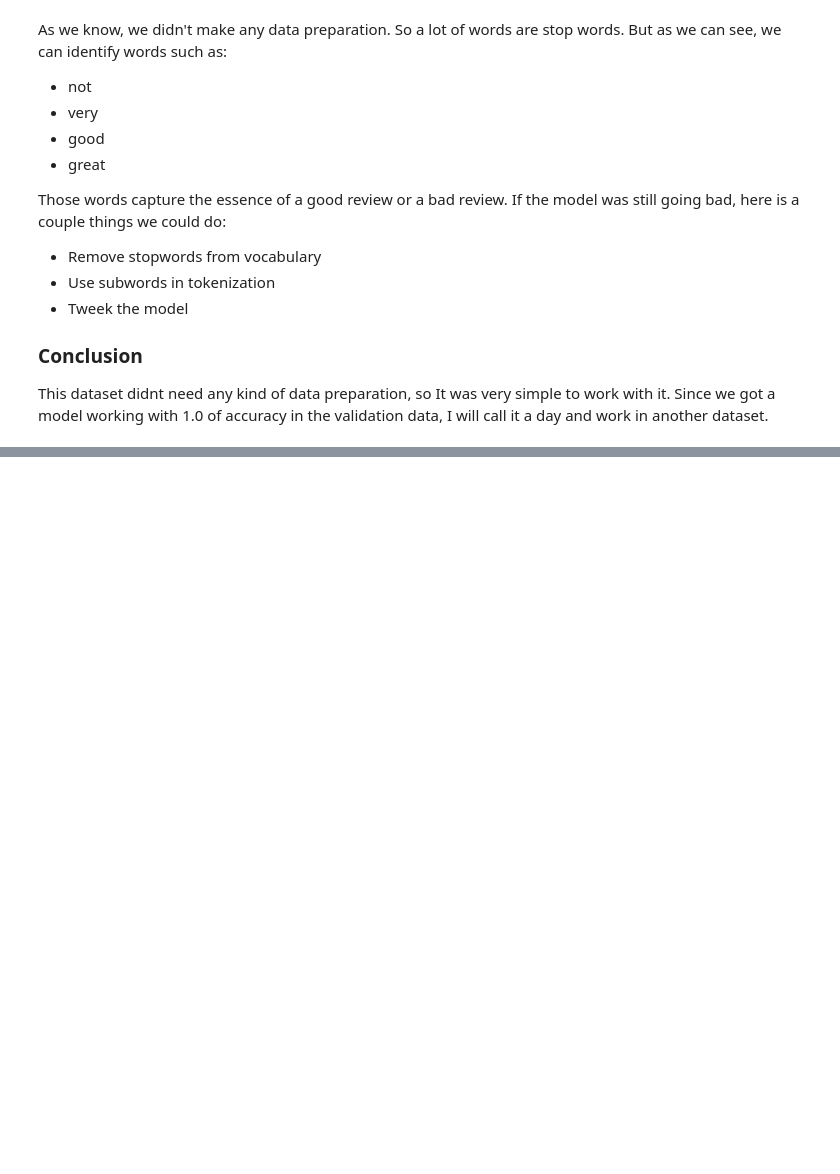
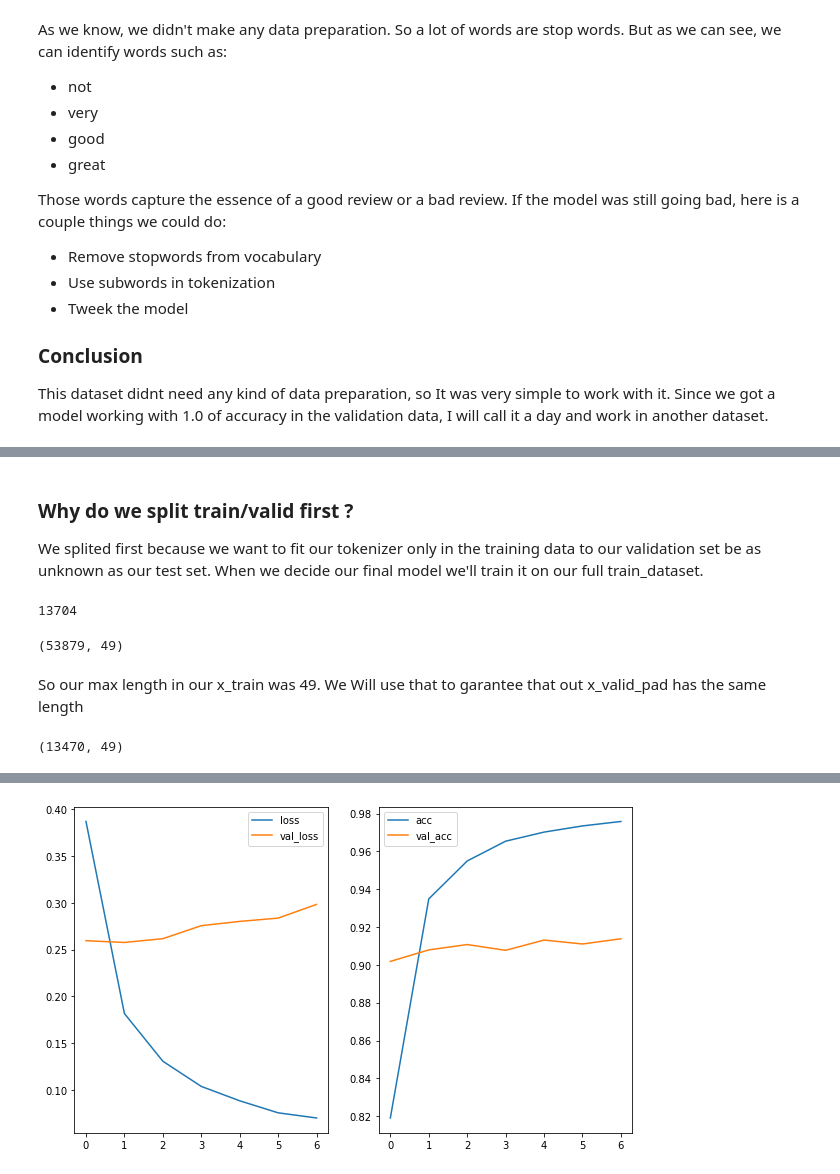
Before and after one commit to clovisdanielss/Colab-Projects, a Jupyter notebook: sentiment-prediction/Review_Sentiment_Prediction.ipynb, the cells around one changed output, grey strips where cells are left out. Cells and saved outputs as stored; diff of their text form; code cells hidden in the pictures; blank space fills up the shorter version.

```diff
--- a/sentiment-prediction/Review_Sentiment_Prediction.ipynb
+++ b/sentiment-prediction/Review_Sentiment_Prediction.ipynb
@@ -323,0 +376,4 @@ Requirement already satisfied: oauthlib>=3.0.0 in /usr/local/lib/python3.7/dist-
+# %%
+from sklearn.model_selection import train_test_split
+
+x_train, x_valid, y_train, y_valid = train_test_split(train_data.sentence, train_data.label, random_state=42, test_size=.2)
@@ -323,0 +384,39 @@ Requirement already satisfied: oauthlib>=3.0.0 in /usr/local/lib/python3.7/dist-
+# %% [markdown]
+### Why do we split train/valid first ?
+
+We splited first because we want to fit our tokenizer only in the training data to our validation set be as unknown as our test set.
+When we decide our final model we'll train it on our full train_dataset.
+# %%
+tokenizer = tf.keras.preprocessing.text.Tokenizer(oov_token="<UNK>")
+tokenizer.fit_on_texts(x_train)
+len(tokenizer.index_word)
+# %% [output]
+13704
+# %%
+x_train_seq = tokenizer.texts_to_sequences(x_train)
+x_train_pad = tf.keras.preprocessing.sequence.pad_sequences(x_train_seq)
+x_train_pad.shape
+# %% [output]
+(53879, 49)
+# %% [markdown]
+So our max length in our x_train was 49. We Will use that to garantee that out x_valid_pad has the same length
+# %%
+x_valid_seq = tokenizer.texts_to_sequences(x_valid)
+x_valid_pad = tf.keras.preprocessing.sequence.pad_sequences(x_valid_seq, maxlen=x_train_pad.shape[1])
+x_valid_pad.shape
+# %% [output]
+(13470, 49)
+# %%
+model = tf.keras.models.Sequential([
+        tf.keras.layers.Embedding(len(tokenizer.word_index)+1,64,input_length=x_train_pad.shape[1]),
+        tf.keras.layers.SimpleRNN(64),
+        tf.keras.layers.Dense(1, activation="sigmoid")
+])
+
+model.compile(optimizer="adam", loss="binary_crossentropy", metrics=["accuracy"])
+stop = tf.keras.callbacks.EarlyStopping(patience = 5)
+best = tf.keras.callbacks.ModelCheckpoint("best.h5", save_only_best=True)
+batch_size=64
+log = model.fit(x=x_train_pad, y=y_train,validation_data=(x_valid_pad, y_valid), epochs=10, callbacks=[stop, best], batch_size=batch_size, steps_per_epoch=math.ceil(x_train_pad.shape[0]/batch_size), validation_steps=math.ceil(x_valid_pad.shape[0]/batch_size))
+plot_training()
+# %% [output]
@@ -323,0 +437 @@ Requirement already satisfied: oauthlib>=3.0.0 in /usr/local/lib/python3.7/dist-
+[figure, added]
```
Also changed, not shown: parts of 59 cells of this notebook.
